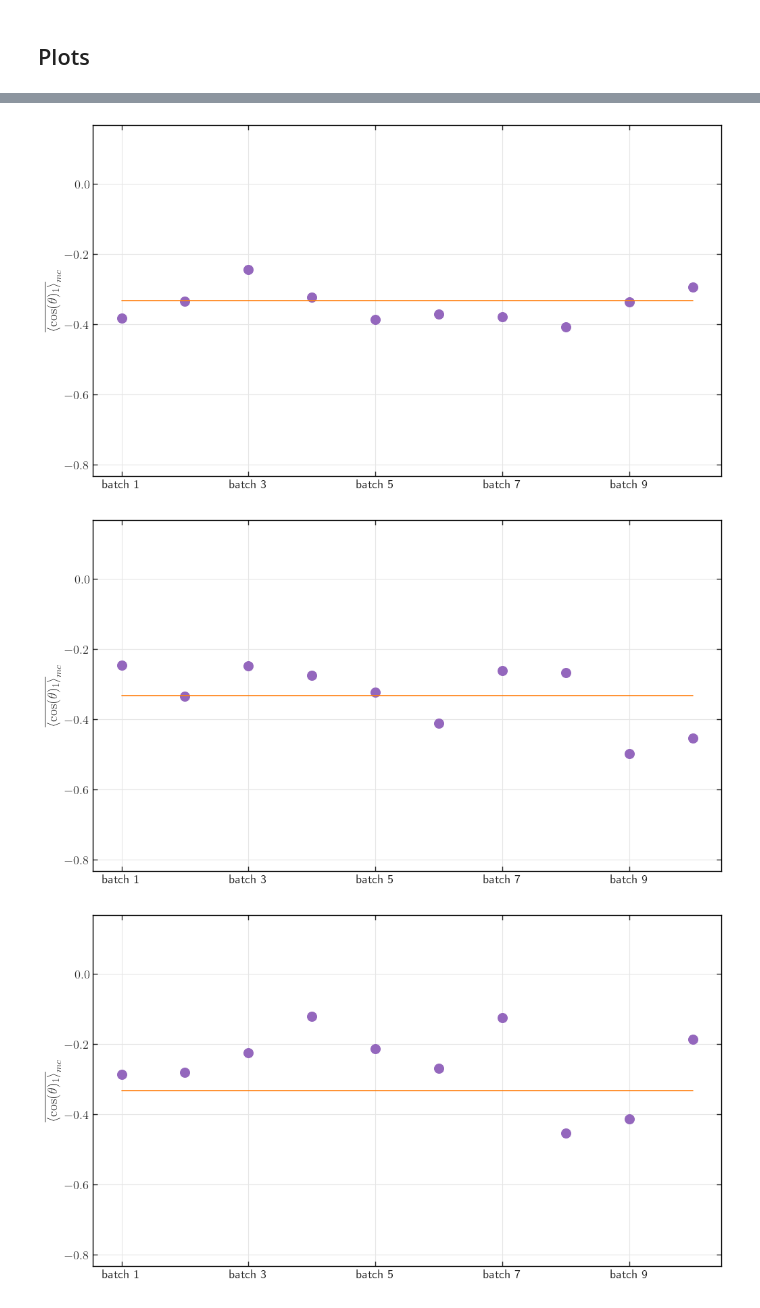
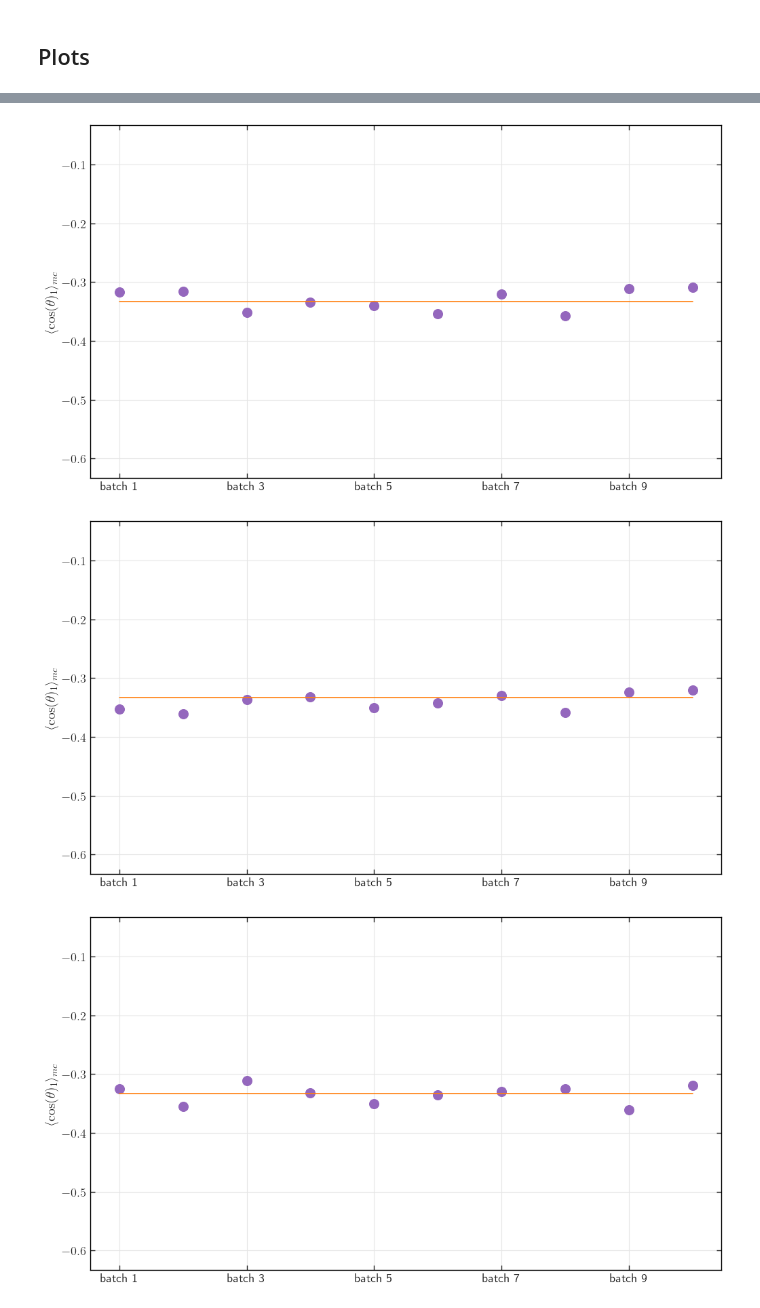
Before and after one commit to JosephRRB/GFlowNets_on_SpinFoams, a Jupyter notebook: notebooks/Python/Operators.ipynb, the cells around one changed output, grey strips where cells are left out. Saved outputs shown, nothing was run; the diff lists cells and outputs as text; code cells hidden in the pictures.

Commit message:
more plots and tests

```diff
--- a/notebooks/Python/Operators.ipynb
+++ b/notebooks/Python/Operators.ipynb
@@ -54,10 +54,10 @@ data_folder = "../../data"
 
 # MH parameters
 spins = [0.5, 1.0, 1.5, 2.0, 2.5, 3.0, 3.5, 4.0, 4.5, 5.0, 5.5, 6.0]
-sigmas = [0.8, 0.8, 0.8, 0.8, 0.8, 0.8, 0.8, 0.8, 0.8, 0.8, 0.8, 0.8]
-lengths = [1000000, 1000000, 1000000, 1000000, 1000000, 1000000, 1000000, 1000000, 1000000, 1000000, 1000000, 1000000]
-burnins = [0, 0, 0, 0, 0, 0, 0, 0, 0, 0, 0, 0]
-batch_sizes = [100000, 100000, 100000, 100000, 100000, 100000, 100000, 100000, 100000, 100000, 100000, 100000]
+sigmas = [0.8 for i in range(0, 12)]
+lengths = [10**7 for i in range(0, 12)]
+burnins = [0 for i in range(0, 12)]
+batch_sizes = [10**6 for i in range(0, 12)]
 
 # set optimal number of threads
 optimal_number_of_threads = int(mp.cpu_count())
@@ -348,6 +350,4 @@ spin = 3.0, length = 1000000, sigma = 0.8, length = 1000000, burnin = 0, node_au
 # %%
-batches_assembled = 10
-
 for spin, length, batch_size, sigma, burnin in zip(
     spins, lengths, batch_sizes, sigmas, burnins
 ):
@@ -360,18 +360,15 @@ for spin, length, batch_size, sigma, burnin in zip(
     index_col=0,
     )
 
-    # scatter requires a column with spins
-    spin_list = [0.5, 1.0, 1.5, 2.0, 2.5, 3.0, 3.5, 4.0, 4.5, 5.0, 5.5, 6.0]
-    regular_cos_angles = [-0.33333 for i in range(0, 12)]
-
     df = df.T
 
-    df["batches_indices"] = [i for i in range(0, 10)]
+    spin_list = [0.5, 1.0, 1.5, 2.0, 2.5, 3.0, 3.5, 4.0, 4.5, 5.0, 5.5, 6.0]
+    df["batches"] = [i for i in range(0, 10)]
     df["reg_angles"] = [-0.33333 for i in range(0, 10)]
 
     ax = df.plot(
-    x="batches_indices",
-    y="node 2",
+    x="batches",
+    y="node 1",
     s=100,
     kind="scatter",
     grid="false",
@@ -391,9 +388,9 @@ for spin, length, batch_size, sigma, burnin in zip(
     legend=False,
     )
 
-    delta = 0.5
+    delta = 0.3
     ax.set_ylim([-0.333 - delta, -0.3333 + delta])
-    plt.ylabel(r"$\overline{\langle \cos (\theta)_1 \rangle}_{mc}$")
+    plt.ylabel(r"$\langle \cos (\theta)_1 \rangle_{mc}$")
     plt.xlabel(" ")
 
     # save the plot
@@ -404,5 +401,5 @@ for spin, length, batch_size, sigma, burnin in zip(
     plt.savefig(printfile + ".svg")
     # plt.savefig(printfile+'.png',dpi=300)
 
-    #plt.show()
+    plt.show()
 # %% [output]
@@ -415,3 +412,3 @@ for spin, length, batch_size, sigma, burnin in zip(
-[figure, old version]
+[figure, new version]
-[figure, old version]
+[figure, new version]
-[figure, old version]
+[figure, new version]
```
Also changed, not shown: parts of 4 cells of this notebook, 13 other files.
